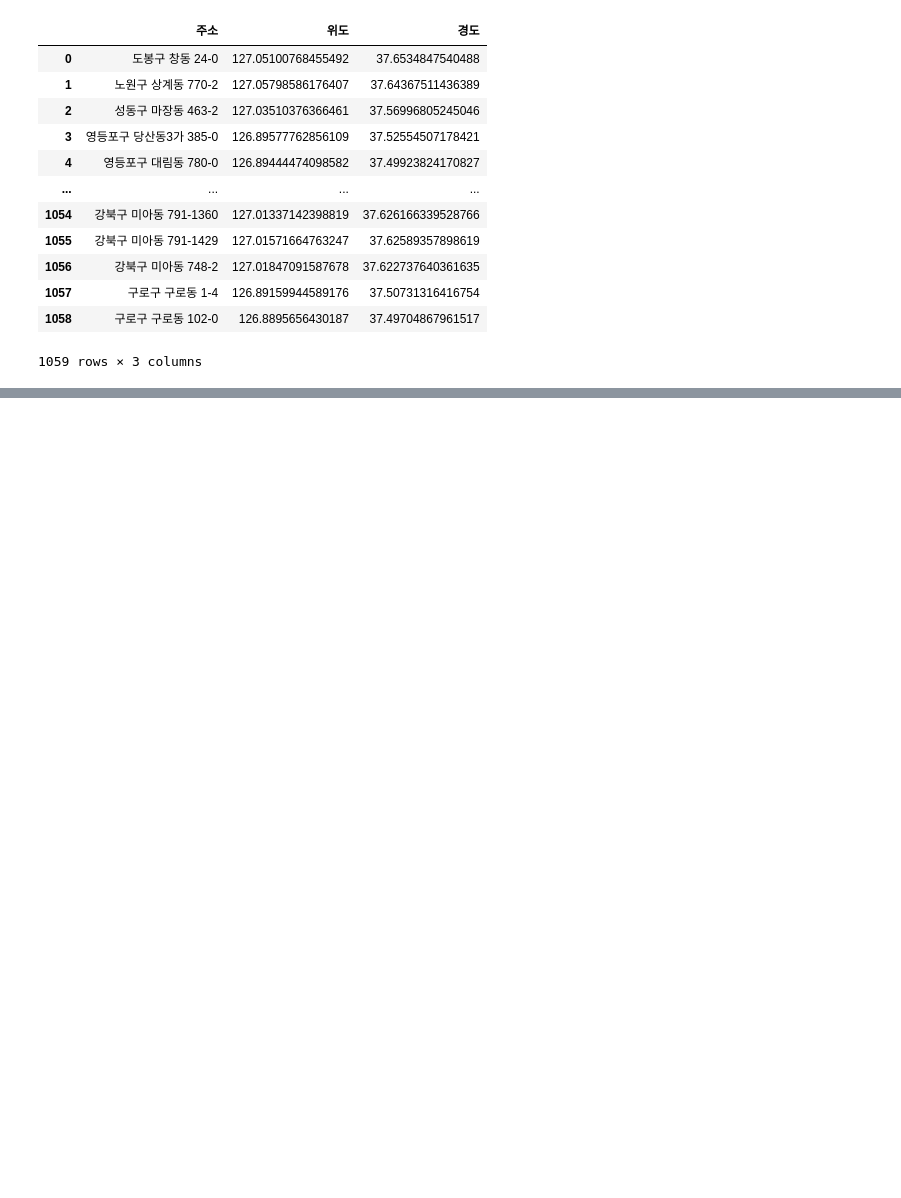
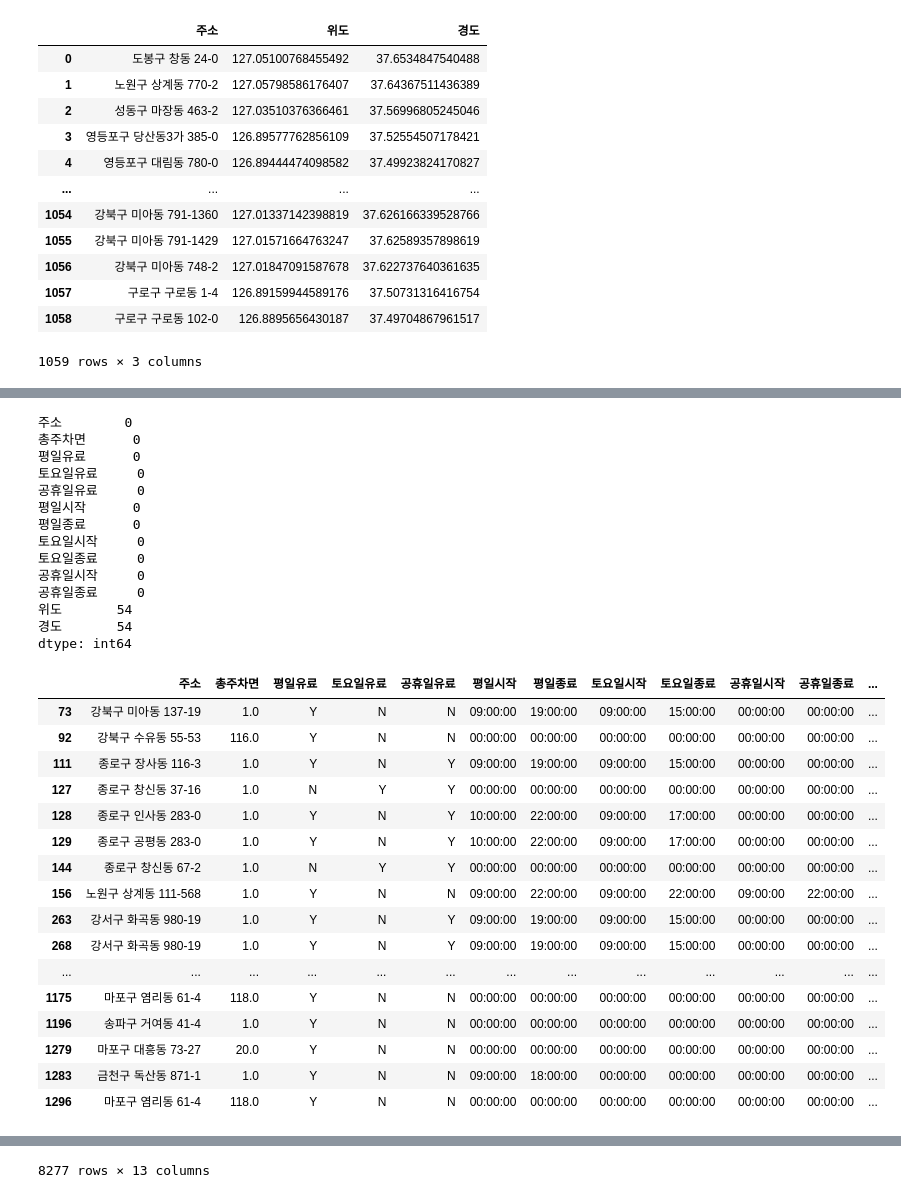
Before and after one commit to vxlmlxv/20251R0136COSE47101, a Jupyter notebook: preprocessing.ipynb, the cells around one changed output, grey strips where cells are left out. Drawn from its saved outputs; the diff is of its cells as text; code cells hidden in the pictures; blank space fills up the shorter version.

```diff
--- a/preprocessing.ipynb
+++ b/preprocessing.ipynb
@@ -230,15 +264,8 @@ df_parks_missing
 | 1057 | 구로구 구로동 1-4 | 126.89159944589176 | 37.50731316416754 |
 | 1058 | 구로구 구로동 102-0 | 126.8895656430187 | 37.49704867961517 |
 1059 rows × 3 columns
-# %%
-# Set '주소' as index for both DataFrames for alignment
-df_parks_dropped.set_index('주소', inplace=True)
-df_parks_missing.set_index('주소', inplace=True)
-
-# Update '위도' and '경도' values in df_parks_dropped using the data from df_parks_missing
-df_parks_dropped.update(df_parks_missing[['위도', '경도']])
-
-# Restore '주소' as a column
-df_parks_dropped.reset_index(inplace=True)
-
-display(df_parks_dropped.head())
+# %%
+df_parks_combined = pd.concat([df_parks_missing, df_parks_dropped], ignore_index=True)
+
+# Display the combined DataFrame
+display(df_parks_combined)
@@ -244,0 +286,43 @@ display(df_parks_dropped.head())
+# %%
+# Display rows with missing values
+missing_rows_combined = df_parks_combined[df_parks_combined.isnull().any(axis=1)]
+print(df_parks_combined.isnull().sum())
+display(missing_rows_combined)
+
+# Drop rows with missing values
+df_parks_cleaned = df_parks_combined.dropna()
+
+# Display the cleaned DataFrame
+display(df_parks_cleaned)
+# %% [output]
+주소        0
+총주차면      0
+평일유료      0
+토요일유료     0
+공휴일유료     0
+평일시작      0
+평일종료      0
+토요일시작     0
+토요일종료     0
+공휴일시작     0
+공휴일종료     0
+위도       54
+경도       54
+dtype: int64
+|  | 주소 | 총주차면 | 평일유료 | 토요일유료 | 공휴일유료 | 평일시작 | 평일종료 | 토요일시작 | 토요일종료 | 공휴일시작 | 공휴일종료 | ... |
+| 73 | 강북구 미아동 137-19 | 1.0 | Y | N | N | 09:00:00 | 19:00:00 | 09:00:00 | 15:00:00 | 00:00:00 | 00:00:00 | ... |
+| 92 | 강북구 수유동 55-53 | 116.0 | Y | N | N | 00:00:00 | 00:00:00 | 00:00:00 | 00:00:00 | 00:00:00 | 00:00:00 | ... |
+| 111 | 종로구 장사동 116-3 | 1.0 | Y | N | Y | 09:00:00 | 19:00:00 | 09:00:00 | 15:00:00 | 00:00:00 | 00:00:00 | ... |
+| 127 | 종로구 창신동 37-16 | 1.0 | N | Y | Y | 00:00:00 | 00:00:00 | 00:00:00 | 00:00:00 | 00:00:00 | 00:00:00 | ... |
+| 128 | 종로구 인사동 283-0 | 1.0 | Y | N | Y | 10:00:00 | 22:00:00 | 09:00:00 | 17:00:00 | 00:00:00 | 00:00:00 | ... |
+| 129 | 종로구 공평동 283-0 | 1.0 | Y | N | Y | 10:00:00 | 22:00:00 | 09:00:00 | 17:00:00 | 00:00:00 | 00:00:00 | ... |
+| 144 | 종로구 창신동 67-2 | 1.0 | N | Y | Y | 00:00:00 | 00:00:00 | 00:00:00 | 00:00:00 | 00:00:00 | 00:00:00 | ... |
+| 156 | 노원구 상계동 111-568 | 1.0 | Y | N | N | 09:00:00 | 22:00:00 | 09:00:00 | 22:00:00 | 09:00:00 | 22:00:00 | ... |
+| 263 | 강서구 화곡동 980-19 | 1.0 | Y | N | Y | 09:00:00 | 19:00:00 | 09:00:00 | 15:00:00 | 00:00:00 | 00:00:00 | ... |
+| 268 | 강서구 화곡동 980-19 | 1.0 | Y | N | Y | 09:00:00 | 19:00:00 | 09:00:00 | 15:00:00 | 00:00:00 | 00:00:00 | ... |
+| ... | ... | ... | ... | ... | ... | ... | ... | ... | ... | ... | ... | ... |
+| 1175 | 마포구 염리동 61-4 | 118.0 | Y | N | N | 00:00:00 | 00:00:00 | 00:00:00 | 00:00:00 | 00:00:00 | 00:00:00 | ... |
+| 1196 | 송파구 거여동 41-4 | 1.0 | Y | N | N | 00:00:00 | 00:00:00 | 00:00:00 | 00:00:00 | 00:00:00 | 00:00:00 | ... |
+| 1279 | 마포구 대흥동 73-27 | 20.0 | Y | N | N | 00:00:00 | 00:00:00 | 00:00:00 | 00:00:00 | 00:00:00 | 00:00:00 | ... |
+| 1283 | 금천구 독산동 871-1 | 1.0 | Y | N | N | 09:00:00 | 18:00:00 | 00:00:00 | 00:00:00 | 00:00:00 | 00:00:00 | ... |
+| 1296 | 마포구 염리동 61-4 | 118.0 | Y | N | N | 00:00:00 | 00:00:00 | 00:00:00 | 00:00:00 | 00:00:00 | 00:00:00 | ... |
@@ -244,0 +341 @@ display(df_parks_dropped.head())
+8277 rows × 13 columns
```
Also changed, not shown: parts of 17 cells of this notebook, 4 other files.
